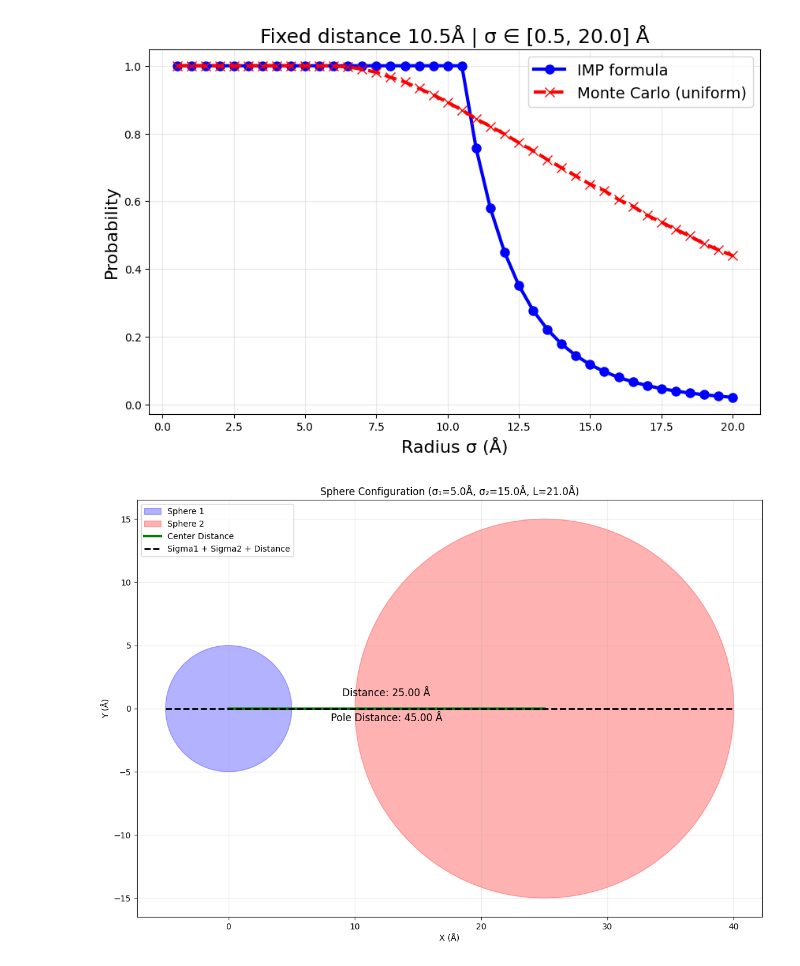
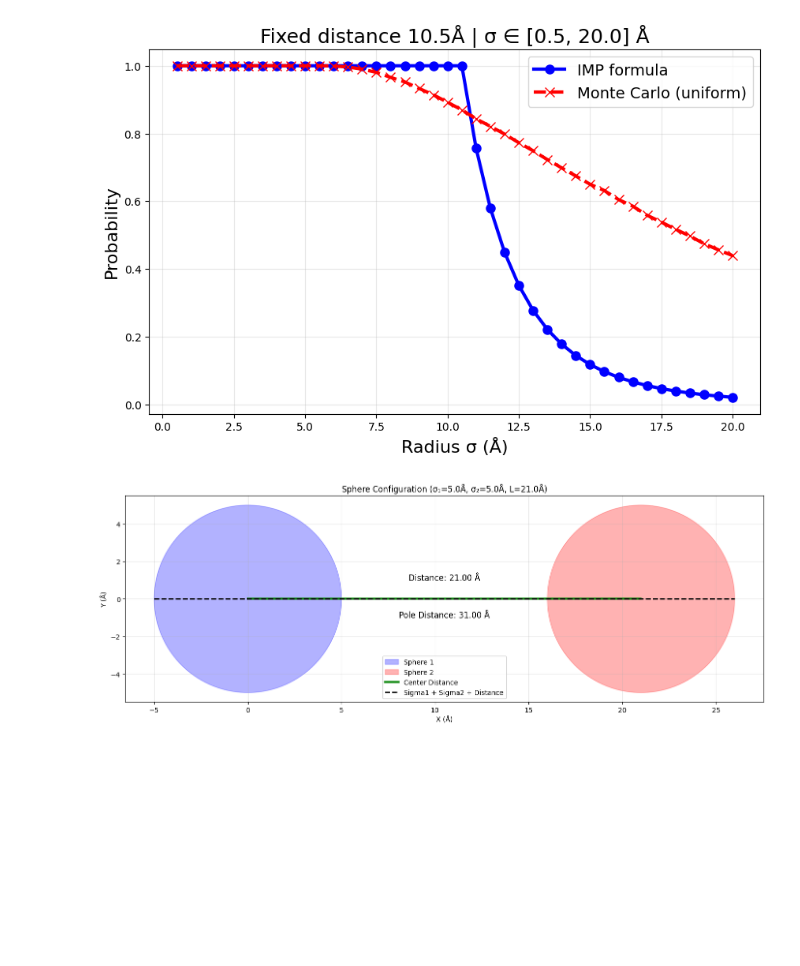
Before and after one commit to sreeganb/tri-center-xls, a Jupyter notebook: bayesian_trifunctional/test_xlms_restraint.ipynb, the cells around one changed output. Cells and saved outputs as stored; diff of their text form; code cells hidden in the pictures; blank space fills up the shorter version.

```diff
--- a/bayesian_trifunctional/test_xlms_restraint.ipynb
+++ b/bayesian_trifunctional/test_xlms_restraint.ipynb
@@ -721,33 +721,33 @@ def plot_configuration(p1, p2, sigma1, sigma2, L):
     # Annotations
     mid_x = (p1[0] + p2[0]) / 2
     mid_y = (p1[1] + p2[1]) / 2
     ax.text(mid_x, mid_y + 1, f'Distance: {dist_centers:.2f} Å', ha='center', fontsize=12)
     ax.text(mid_x, mid_y - 1, f'Pole Distance: {dist_poles:.2f} Å', ha='center', fontsize=12)
 
     # Optional: lines for sigma1 + sigma2
     # Extend the line beyond the centers by sigma1 and sigma2
     dir_vec = (p2 - p1) / dist_centers
     start = p1 - sigma1 * dir_vec
     end = p2 + sigma2 * dir_vec
     ax.plot([start[0], end[0]], [start[1], end[1]], 'k--', linewidth=2, label='Sigma1 + Sigma2 + Distance')
 
     # Set equal aspect ratio
     ax.set_aspect('equal')
     ax.set_xlabel('X (Å)')
     ax.set_ylabel('Y (Å)')
     ax.set_title(f'Sphere Configuration (σ₁={sigma1}Å, σ₂={sigma2}Å, L={L}Å)')
     ax.legend()
     ax.grid(True, alpha=0.3)
 
     plt.tight_layout()
     plt.show()
 
 # Example usage
 p1 = np.array([0.0, 0.0, 0.0])
-p2 = np.array([25.0, 0.0, 0.0])
+p2 = np.array([21.0, 0.0, 0.0])
 sigma1 = 5.0
-sigma2 = 15.0
+sigma2 = 5.0
 L = 21.0
 plot_configuration(p1, p2, sigma1, sigma2, L)
 # %% [output]
-[figure, old version]
+[figure, new version]
```
Also changed, not shown: parts of 1 cell of this notebook, 2 other files.
